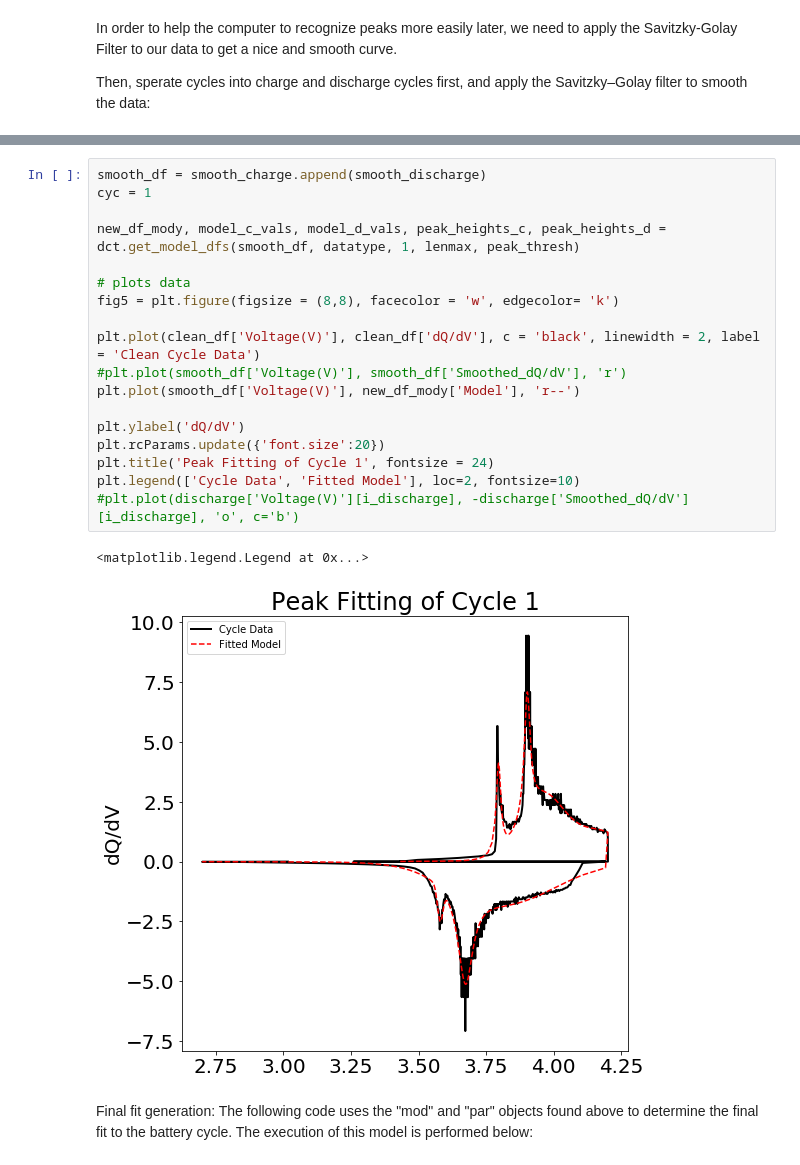
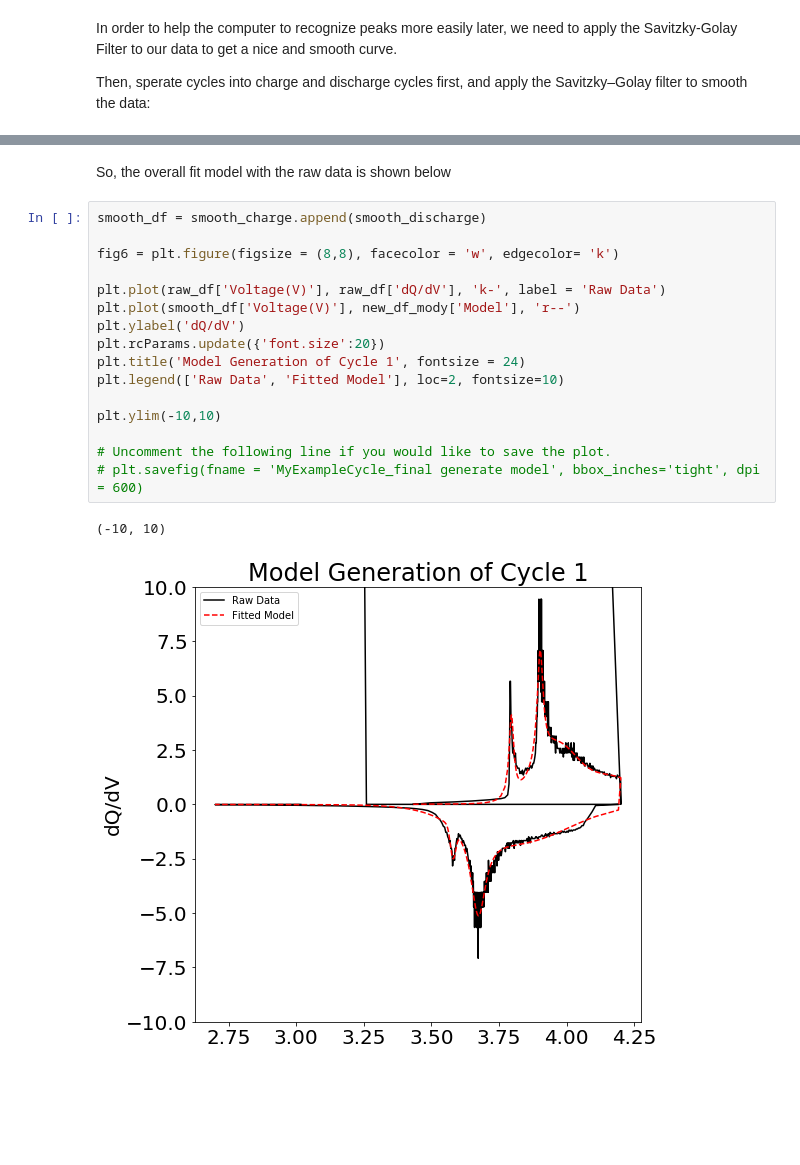
Before and after one commit to nicolet5/DiffCapAnalyzer, a Jupyter notebook: examples/Detailed_Steps_Example.ipynb, the cells around one changed output, grey strips where cells are left out. Cells and saved outputs as stored; diff of their text form; blank space fills up the shorter version.

```diff
--- a/examples/Detailed_Steps_Example.ipynb
+++ b/examples/Detailed_Steps_Example.ipynb
@@ -185,23 +266,21 @@ Following that, we continued to apply another package "lmfit" to generate models
+# %% [markdown]
+So, the overall fit model with the raw data is shown below
 # %%
 smooth_df = smooth_charge.append(smooth_discharge)
-cyc = 1
 
-new_df_mody, model_c_vals, model_d_vals, peak_heights_c, peak_heights_d = dct.get_model_dfs(smooth_df, datatype, 1, lenmax, peak_thresh)
+fig6 = plt.figure(figsize = (8,8), facecolor = 'w', edgecolor= 'k')
 
-# plots data
-fig5 = plt.figure(figsize = (8,8), facecolor = 'w', edgecolor= 'k')
-
-plt.plot(clean_df['Voltage(V)'], clean_df['dQ/dV'], c = 'black', linewidth = 2, label = 'Clean Cycle Data')
-#plt.plot(smooth_df['Voltage(V)'], smooth_df['Smoothed_dQ/dV'], 'r')
+plt.plot(raw_df['Voltage(V)'], raw_df['dQ/dV'], 'k-', label = 'Raw Data')
 plt.plot(smooth_df['Voltage(V)'], new_df_mody['Model'], 'r--')
-
 plt.ylabel('dQ/dV')
 plt.rcParams.update({'font.size':20})
-plt.title('Peak Fitting of Cycle 1', fontsize = 24)
-plt.legend(['Cycle Data', 'Fitted Model'], loc=2, fontsize=10)
-#plt.plot(discharge['Voltage(V)'][i_discharge], -discharge['Smoothed_dQ/dV'][i_discharge], 'o', c='b')
+plt.title('Model Generation of Cycle 1', fontsize = 24)
+plt.legend(['Raw Data', 'Fitted Model'], loc=2, fontsize=10)
+
+plt.ylim(-10,10)
+
+# Uncomment the following line if you would like to save the plot.
+# plt.savefig(fname = 'MyExampleCycle_final generate model', bbox_inches='tight', dpi = 600)
 # %% [output]
-<matplotlib.legend.Legend at 0x...>
+(-10, 10)
-[figure, old version]
+[figure, new version]
-# %% [markdown]
-Final fit generation: The following code uses the "mod" and "par" objects found above to determine the final fit to the battery cycle. The execution of this model is performed below:
```
Also changed, not shown: parts of 5 cells of this notebook, 1 other file.
